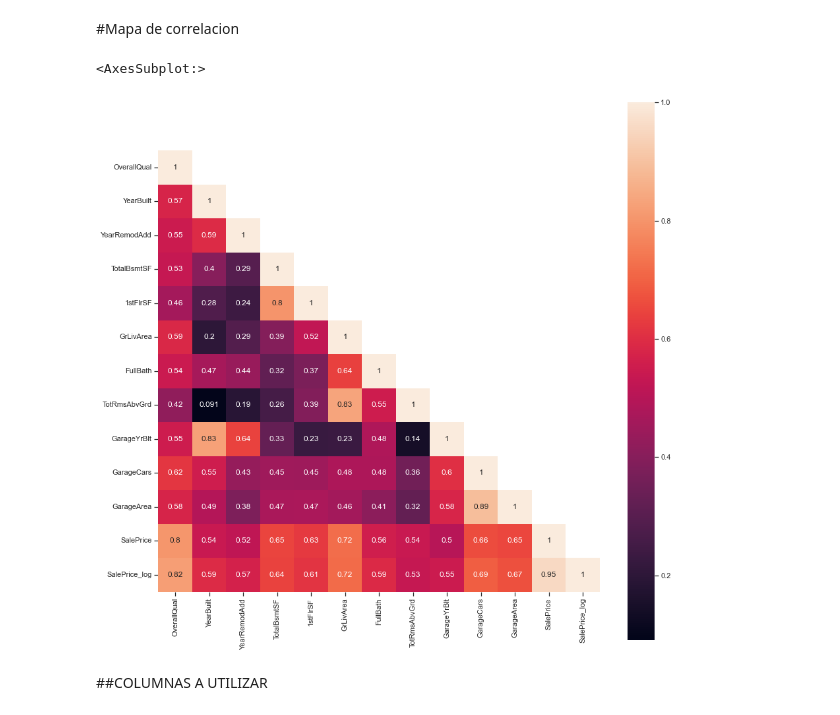
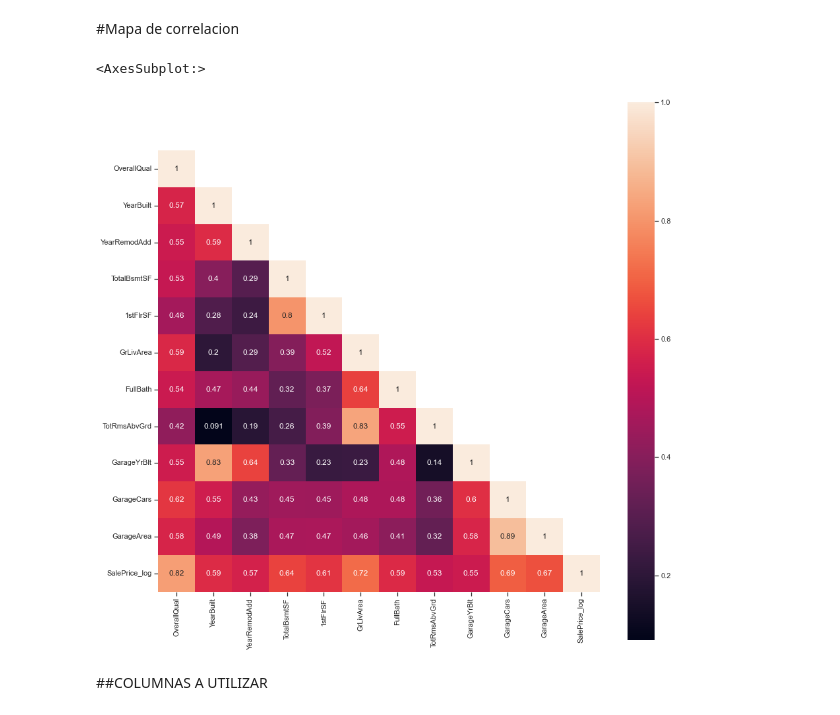
Before and after one commit to cecilia2988/House_Dreams, a Jupyter notebook: EDA.ipynb, the cells around one changed output. Drawn from its saved outputs; the diff is of its cells as text; code cells hidden in the pictures.

```diff
--- a/EDA.ipynb
+++ b/EDA.ipynb
@@ -421,16 +421,16 @@ Index(['MSZoning', 'OverallQual', 'YearBuilt', 'YearRemodAdd', 'TotalBsmtSF',
 # %%
 cor_mat= train_data[['OverallQual', 'YearBuilt', 'YearRemodAdd',
        'TotalBsmtSF', '1stFlrSF', 'GrLivArea', 'FullBath',
-       'TotRmsAbvGrd', 'GarageYrBlt', 'GarageCars', 'GarageArea', 'SalePrice',
+       'TotRmsAbvGrd', 'GarageYrBlt', 'GarageCars', 'GarageArea',
        'SalePrice_log']].corr()
 mask = np.array(cor_mat)
 mask[np.tril_indices_from(mask)] = False
 fig=plt.gcf()
 fig.set_size_inches(15,15)
 sns.heatmap(data=cor_mat,mask=mask,square=True,annot=True,cbar=True)
 # %% [output]
 <AxesSubplot:>
-[figure, old version]
+[figure, new version]
 # %% [markdown]
 ##COLUMNAS A UTILIZAR
 # %%
```
Also changed, not shown: parts of 6 cells of this notebook.
